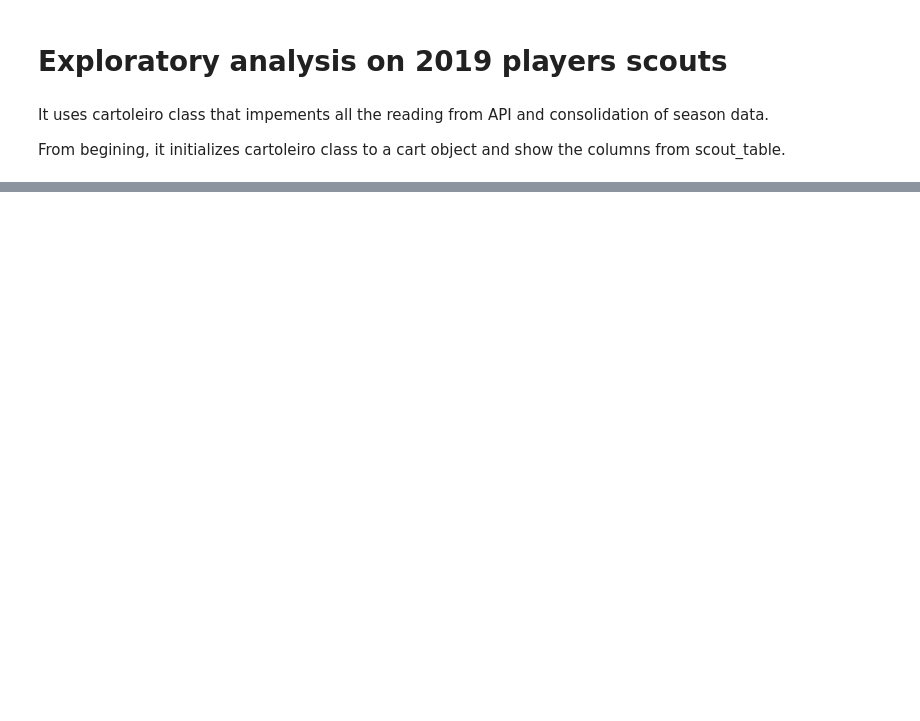
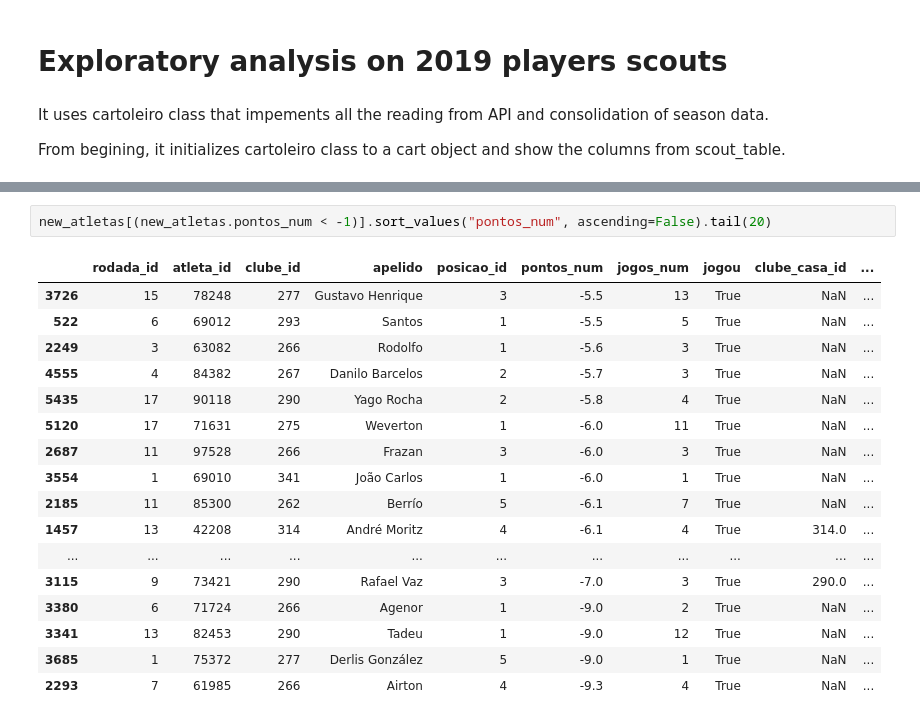
Before and after one commit to srgsmr/AssistenteCartolaFC, a Jupyter notebook: exploratory.ipynb, the cells around one changed output, grey strips where cells are left out. Drawn from its saved outputs; the diff is of its cells as text; blank space fills up the shorter version.

```diff
--- a/exploratory.ipynb
+++ b/exploratory.ipynb
@@ -84,0 +240,20 @@ atletas.groupby(["posicao_id", "rodada_id"])["pontos_num"].agg(["count","mean",
+# %%
+new_atletas[(new_atletas.pontos_num < -1)].sort_values("pontos_num", ascending=False).tail(20)
+# %% [output]
+|  | rodada_id | atleta_id | clube_id | apelido | posicao_id | pontos_num | jogos_num | jogou | clube_casa_id | ... |
+| 3726 | 15 | 78248 | 277 | Gustavo Henrique | 3 | -5.5 | 13 | True | NaN | ... |
+| 522 | 6 | 69012 | 293 | Santos | 1 | -5.5 | 5 | True | NaN | ... |
+| 2249 | 3 | 63082 | 266 | Rodolfo | 1 | -5.6 | 3 | True | NaN | ... |
+| 4555 | 4 | 84382 | 267 | Danilo Barcelos | 2 | -5.7 | 3 | True | NaN | ... |
+| 5435 | 17 | 90118 | 290 | Yago Rocha | 2 | -5.8 | 4 | True | NaN | ... |
+| 5120 | 17 | 71631 | 275 | Weverton | 1 | -6.0 | 11 | True | NaN | ... |
+| 2687 | 11 | 97528 | 266 | Frazan | 3 | -6.0 | 3 | True | NaN | ... |
+| 3554 | 1 | 69010 | 341 | João Carlos | 1 | -6.0 | 1 | True | NaN | ... |
+| 2185 | 11 | 85300 | 262 | Berrío | 5 | -6.1 | 7 | True | NaN | ... |
+| 1457 | 13 | 42208 | 314 | André Moritz | 4 | -6.1 | 4 | True | 314.0 | ... |
+| ... | ... | ... | ... | ... | ... | ... | ... | ... | ... | ... |
+| 3115 | 9 | 73421 | 290 | Rafael Vaz | 3 | -7.0 | 3 | True | 290.0 | ... |
+| 3380 | 6 | 71724 | 266 | Agenor | 1 | -9.0 | 2 | True | NaN | ... |
+| 3341 | 13 | 82453 | 290 | Tadeu | 1 | -9.0 | 12 | True | NaN | ... |
+| 3685 | 1 | 75372 | 277 | Derlis González | 5 | -9.0 | 1 | True | NaN | ... |
+| 2293 | 7 | 61985 | 266 | Airton | 4 | -9.3 | 4 | True | NaN | ... |
```
Also changed, not shown: parts of 14 cells of this notebook, 21 other files.
